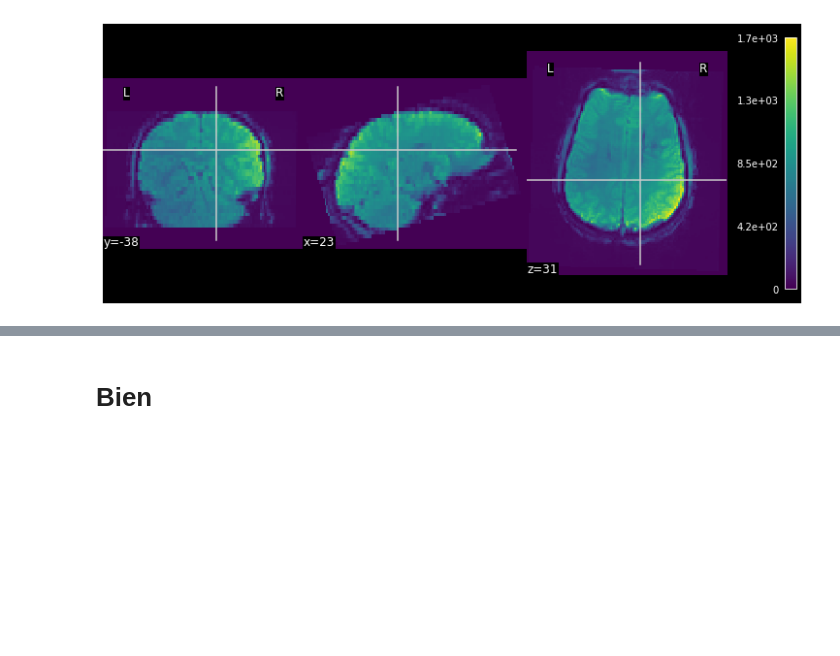
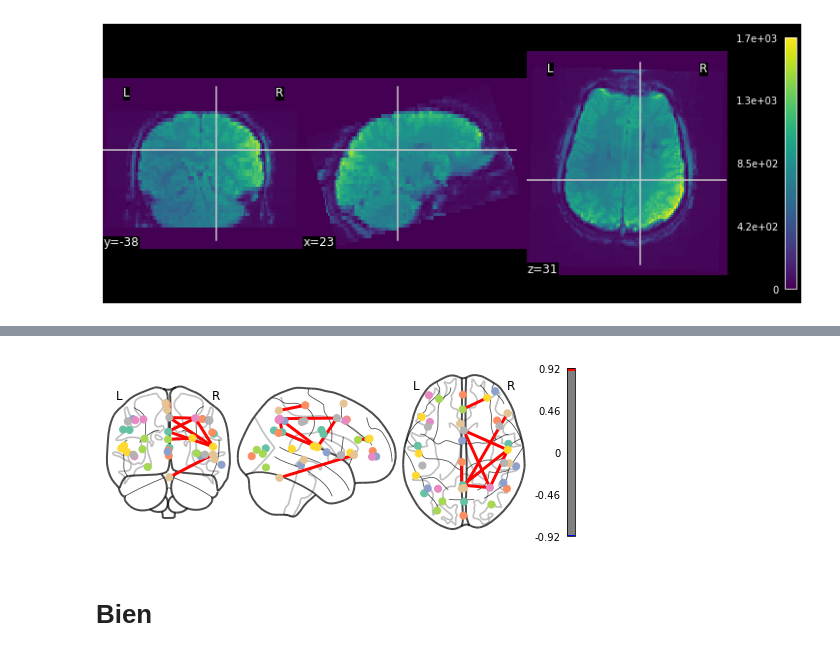
Before and after one commit to mrpotato180/final_project_neuroim, a Jupyter notebook: Notebook_fMRI.ipynb, the cells around one changed output, grey strips where cells are left out. Cells and saved outputs as stored; diff of their text form; code cells hidden in the pictures; blank space fills up the shorter version.

```diff
--- a/Notebook_fMRI.ipynb
+++ b/Notebook_fMRI.ipynb
@@ -136,3 +228,15 @@ plotting.plot_img(mean_img_task, figure=fig, black_bg=True, colorbar=True, resam
+# %%
+from nilearn import plotting
+coords = dataset.region_coords
+
+# We threshold to keep only the 20% of edges with the highest value
+# because the graph is very dense
+plotting.plot_connectome(correlation_matrix, coords,
+                         edge_threshold="99%", colorbar=True)
+
+plotting.show()
+# %% [output]
+[figure, added]
 # %% [markdown]
 # Bien
 # %%
```
Also changed, not shown: parts of 11 cells of this notebook.
